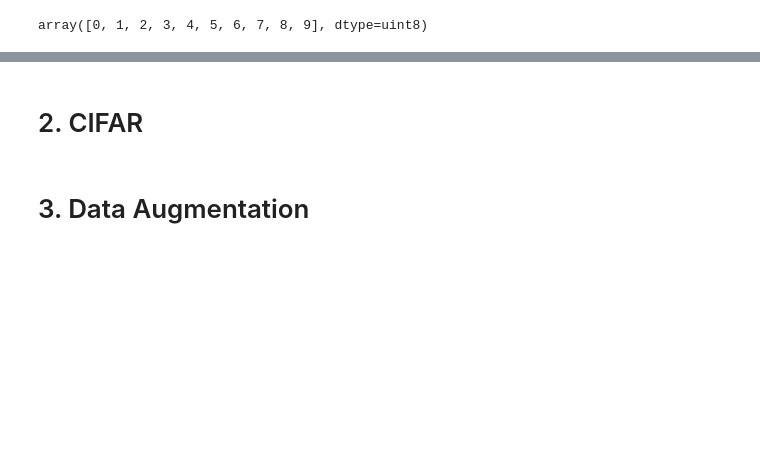
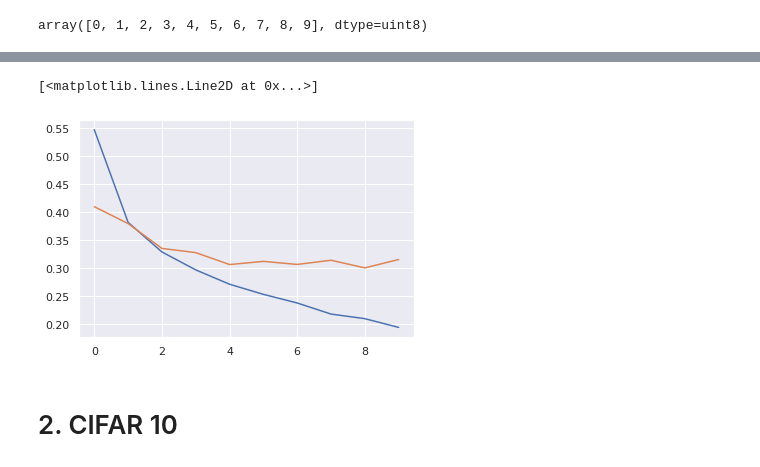
Before and after one commit to josoriov/tensorflow-learning, a Jupyter notebook: theory/CNN_Models.ipynb, the cells around one changed output, grey strips where cells are left out. Drawn from its saved outputs; the diff is of its cells as text; code cells hidden in the pictures; blank space fills up the shorter version.

```diff
--- a/theory/CNN_Models.ipynb
+++ b/theory/CNN_Models.ipynb
@@ -129,2 +143,8 @@ Epoch 10/10
+# %%
+plt.plot(fit_mnist.history['loss'])
+plt.plot(fit_mnist.history['val_loss'])
+# %% [output]
+[<matplotlib.lines.Line2D at 0x...>]
+[figure, added]
 # %% [markdown]
-# 2. CIFAR
+# 2. CIFAR 10
@@ -139,2 +150,0 @@ Epoch 10/10
-# %% [markdown]
-# 3. Data Augmentation
```
Also changed, not shown: parts of 27 cells of this notebook.
